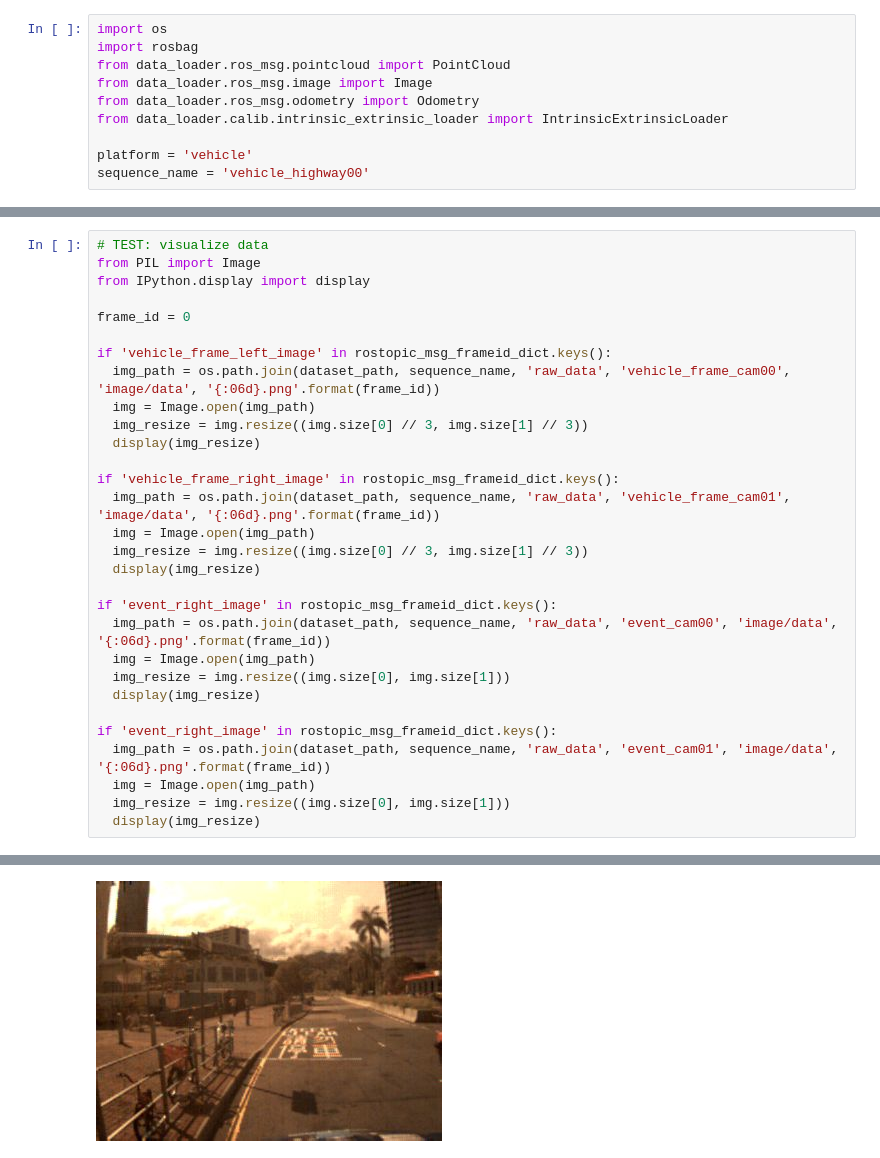
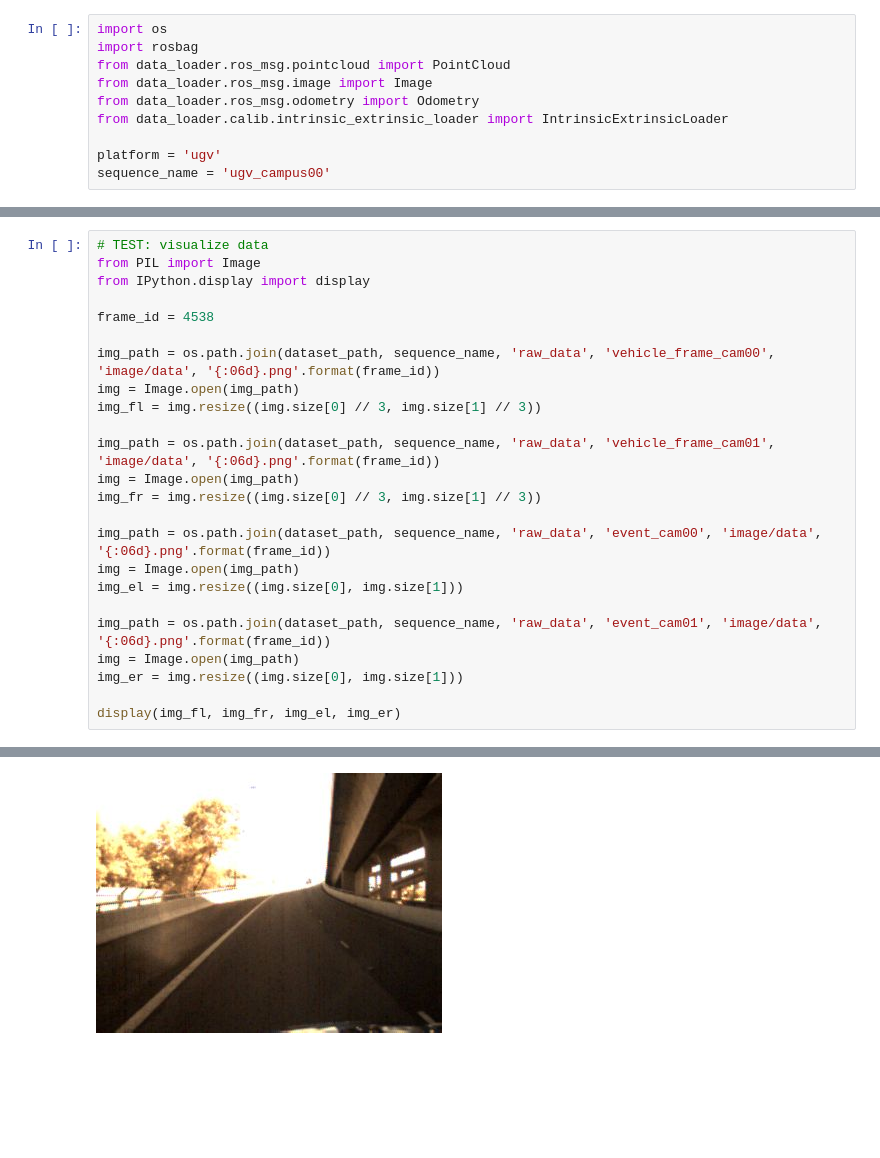
Before and after one commit to fusionportable/fusionportable_dataset_tools, a Jupyter notebook: write_bag_to_data.ipynb, the cells around one changed output, grey strips where cells are left out. Saved outputs shown, nothing was run; the diff lists cells and outputs as text; blank space fills up the shorter version.

```diff
--- a/write_bag_to_data.ipynb
+++ b/write_bag_to_data.ipynb
@@ -6,8 +6,8 @@ from data_loader.ros_msg.image import Image
 from data_loader.ros_msg.odometry import Odometry
 from data_loader.calib.intrinsic_extrinsic_loader import IntrinsicExtrinsicLoader
 
-platform = 'vehicle'
-sequence_name = 'vehicle_highway00'
+platform = 'ugv'
+sequence_name = 'ugv_campus00'
 # %%
 ##### Set up the rosbag path
 input_dataset_path = '/Rocket_ssd/dataset/FusionPortable_dataset_develop/sensor_data/data_refined'
@@ -157,29 +166,23 @@ Close the rosbag
 from PIL import Image
 from IPython.display import display
 
-frame_id = 0
+frame_id = 4538
 
-if 'vehicle_frame_left_image' in rostopic_msg_frameid_dict.keys():
-  img_path = os.path.join(dataset_path, sequence_name, 'raw_data', 'vehicle_frame_cam00', 'image/data', '{:06d}.png'.format(frame_id))
-  img = Image.open(img_path)
-  img_resize = img.resize((img.size[0] // 3, img.size[1] // 3))
-  display(img_resize)
+img_path = os.path.join(dataset_path, sequence_name, 'raw_data', 'vehicle_frame_cam00', 'image/data', '{:06d}.png'.format(frame_id))
+img = Image.open(img_path)
+img_fl = img.resize((img.size[0] // 3, img.size[1] // 3))
 
-if 'vehicle_frame_right_image' in rostopic_msg_frameid_dict.keys():
-  img_path = os.path.join(dataset_path, sequence_name, 'raw_data', 'vehicle_frame_cam01', 'image/data', '{:06d}.png'.format(frame_id))
-  img = Image.open(img_path)
-  img_resize = img.resize((img.size[0] // 3, img.size[1] // 3))
-  display(img_resize)
+img_path = os.path.join(dataset_path, sequence_name, 'raw_data', 'vehicle_frame_cam01', 'image/data', '{:06d}.png'.format(frame_id))
+img = Image.open(img_path)
+img_fr = img.resize((img.size[0] // 3, img.size[1] // 3))
 
-if 'event_right_image' in rostopic_msg_frameid_dict.keys():
-  img_path = os.path.join(dataset_path, sequence_name, 'raw_data', 'event_cam00', 'image/data', '{:06d}.png'.format(frame_id))
-  img = Image.open(img_path)
-  img_resize = img.resize((img.size[0], img.size[1]))
-  display(img_resize)
+img_path = os.path.join(dataset_path, sequence_name, 'raw_data', 'event_cam00', 'image/data', '{:06d}.png'.format(frame_id))
+img = Image.open(img_path)
+img_el = img.resize((img.size[0], img.size[1]))
 
-if 'event_right_image' in rostopic_msg_frameid_dict.keys():
-  img_path = os.path.join(dataset_path, sequence_name, 'raw_data', 'event_cam01', 'image/data', '{:06d}.png'.format(frame_id))
-  img = Image.open(img_path)
-  img_resize = img.resize((img.size[0], img.size[1]))
-  display(img_resize)
+img_path = os.path.join(dataset_path, sequence_name, 'raw_data', 'event_cam01', 'image/data', '{:06d}.png'.format(frame_id))
+img = Image.open(img_path)
+img_er = img.resize((img.size[0], img.size[1]))
+
+display(img_fl, img_fr, img_el, img_er)
 # %% [output]
@@ -188 +191 @@ if 'event_right_image' in rostopic_msg_frameid_dict.keys():
-[figure, old version]
+[figure, new version]
```
Also changed, not shown: parts of 4 cells of this notebook, 5 other files.
